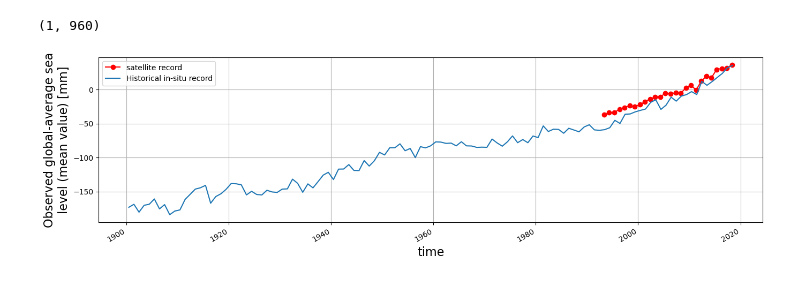
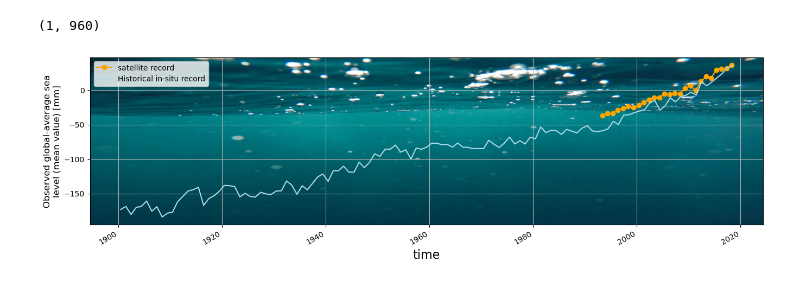
Before and after one commit to betolink/earthaccess-gallery, a Jupyter notebook: notebooks/SSL.ipynb, the cells around one changed output. Saved outputs shown, nothing was run; the diff lists cells and outputs as text; code cells hidden in the pictures.

```diff
--- a/notebooks/SSL.ipynb
+++ b/notebooks/SSL.ipynb
@@ -224,32 +227,40 @@ print(ssh_area.shape)
 # %%
 %%time
 
 import numpy as np
 from matplotlib import pyplot as plt
 plt.rcParams["figure.figsize"] = (16,4)
+
+img = plt.imread("underwater.jpg")
 
 fig, axs = plt.subplots()
 plt.grid(True)
 
 def global_mean(SLA, **kwargs):
     dout=((SLA*ssh_area).sum()/(SLA/SLA*ssh_area).sum())*1000
     return dout
 
 result = ds.SLA.groupby('Time').apply(global_mean)
 
 plt.xlabel('Time (year)',fontsize=16)
-plt.ylabel('Global Mean SLA (meter)',fontsize=16)
+plt.ylabel('Global Mean SLA (meter)',fontsize=12)
+# axs.imshow(img, aspect='auto')
 plt.grid(True)
 
-# Add GMSL from
 historic_ts=xr.open_dataset('https://opendap.jpl.nasa.gov/opendap/allData/homage/L4/gmsl/global_timeseries_measures.nc')
 
-result.plot(ax=axs, color="red", marker="o", label='satellite record')
+result.plot(ax=axs, color="orange", marker="o", label='satellite record')
 
-historic_ts['global_average_sea_level_change'].plot(ax=axs, label='Historical in-situ record')
+historic_ts['global_average_sea_level_change'].plot(ax=axs, label='Historical in-situ record', color="lightblue")
+
+
+x0,x1 = axs.get_xlim()
+y0,y1 = axs.get_ylim()
+axs.imshow(img, extent=[x0, x1, y0, y1], aspect='auto')
+
 
 
 plt.legend()
 plt.show()
 # %% [output]
-[figure, old version]
+[figure, new version]
```
Also changed, not shown: parts of 4 cells of this notebook, 1 other file.
